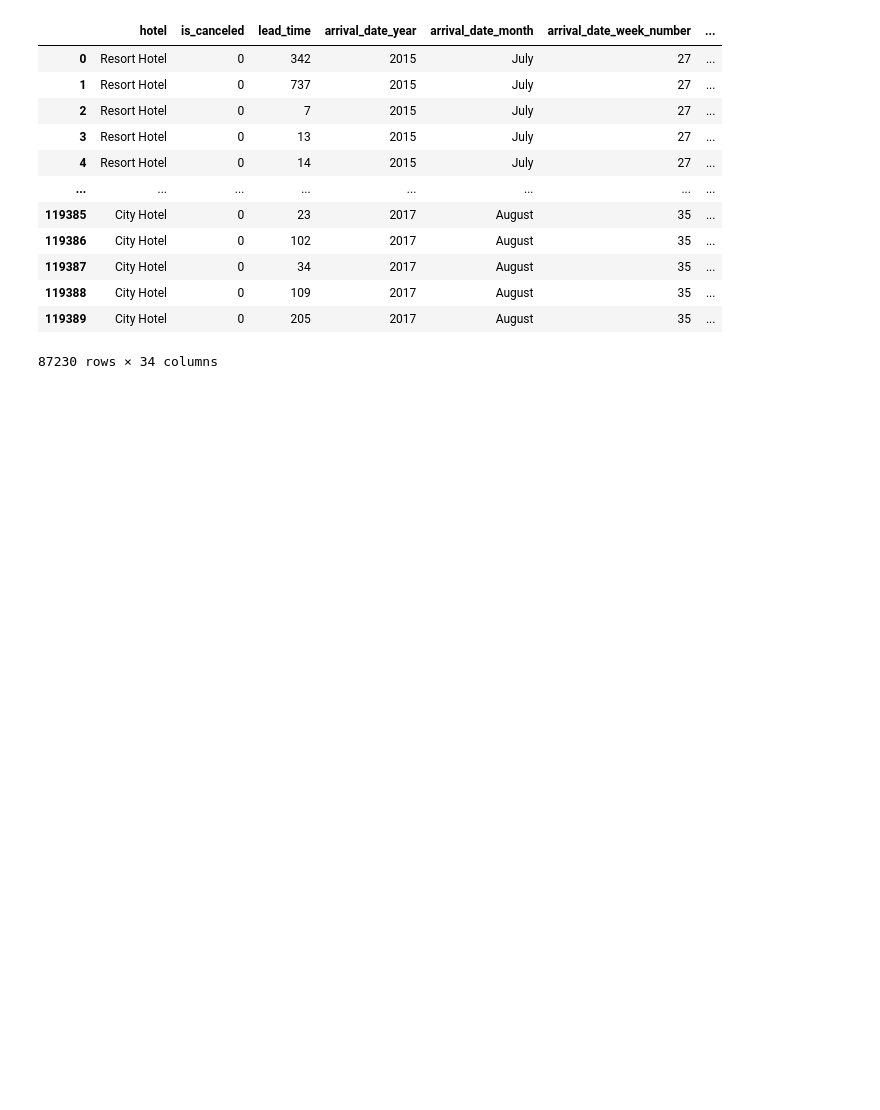
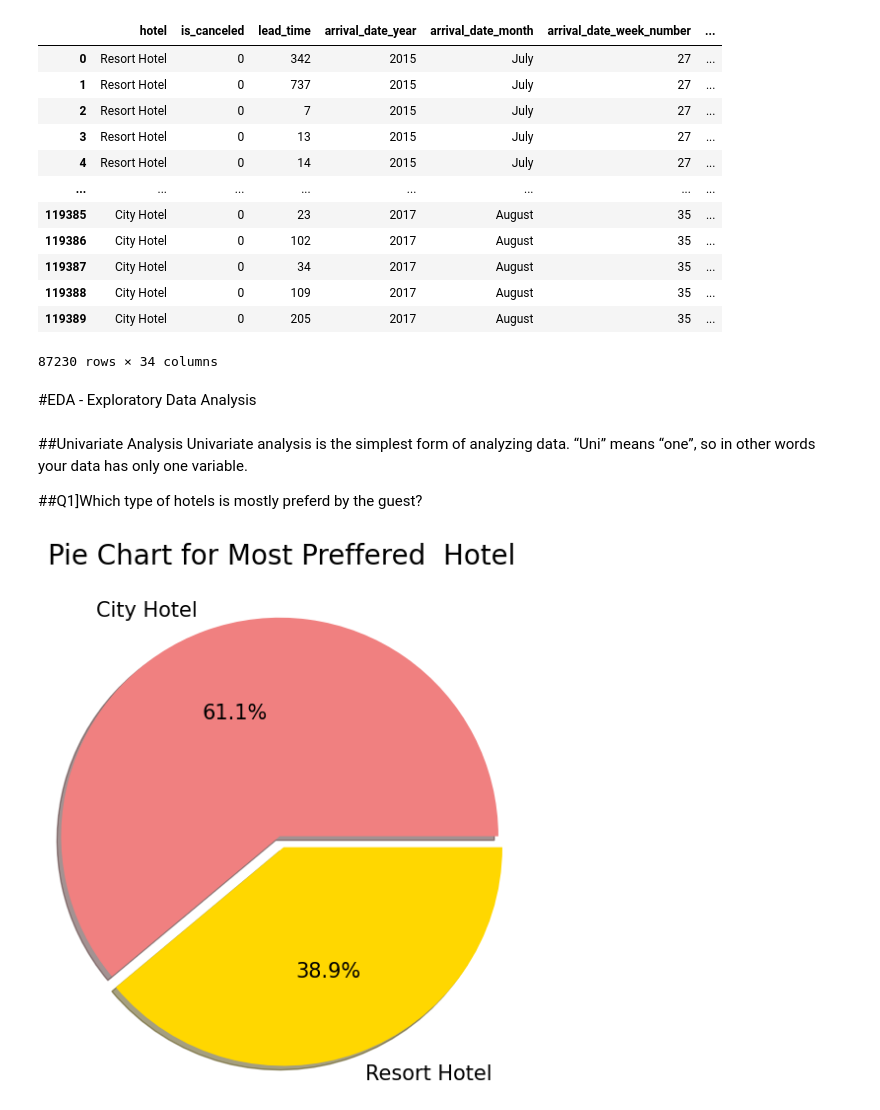
Before and after one commit to oweskhan77/Eda-on-Hotel-booking-Analysis, a Jupyter notebook: Eda_on_Hotel_Booking_Analysis_Capstone_Project.ipynb, the cells around one changed output. Saved outputs shown, nothing was run; the diff lists cells and outputs as text; code cells hidden in the pictures; blank space fills up the shorter version.

```diff
--- a/Eda_on_Hotel_Booking_Analysis_Capstone_Project.ipynb
+++ b/Eda_on_Hotel_Booking_Analysis_Capstone_Project.ipynb
@@ -280,3 +280,16 @@ df
 # %%
 #Dataframe df2 where cancellation of booking =0 means confermed the
 df2=df[df['is_canceled']==0]
+# %% [markdown]
+#EDA - Exploratory Data Analysis
+# %% [markdown]
+##Univariate Analysis
+Univariate analysis is the simplest form of analyzing data. “Uni” means “one”, so in other words your data has only one variable.
+
+##Q1]Which type of hotels is mostly preferd by the guest?
+# %%
+plt.pie(df['hotel'].value_counts(),labels=df['hotel'].value_counts().index.tolist(),explode=[0.04, 0.04], autopct='%1.1f%%',colors=[ 'lightcoral','gold'], shadow=True,radius=1.5,textprops={'fontsize': 15, 'fontweight': 'medium'})
+plt.title('Pie Chart for Most Preffered  Hotel',loc='center',pad=70,fontdict={'fontsize': 20, 'fontweight': 'medium'})
+plt.show()
+# %% [output]
+[figure, added]
```
Also changed, not shown: parts of 39 cells of this notebook.
